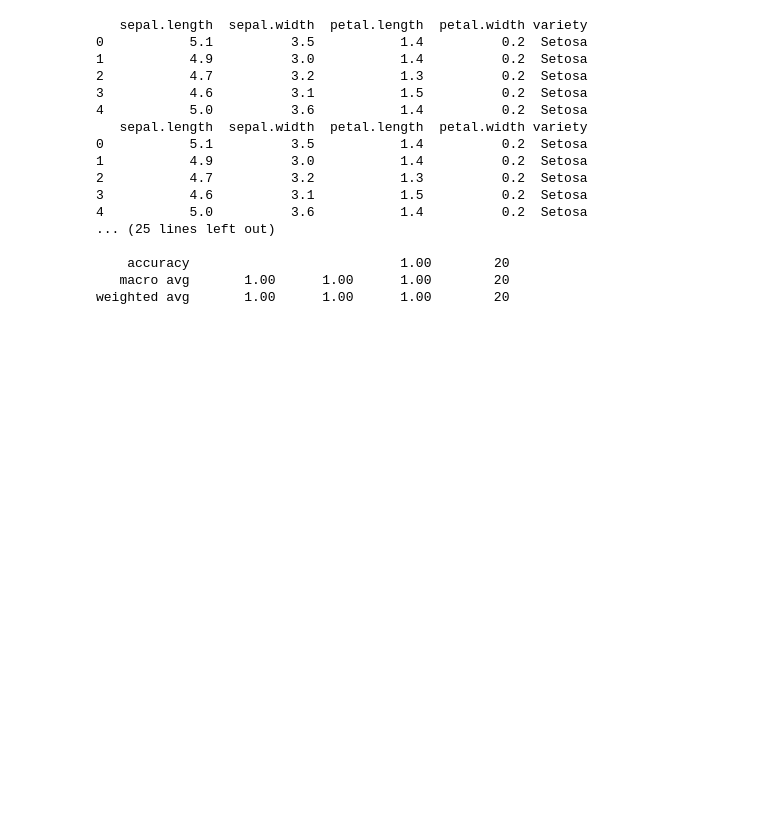
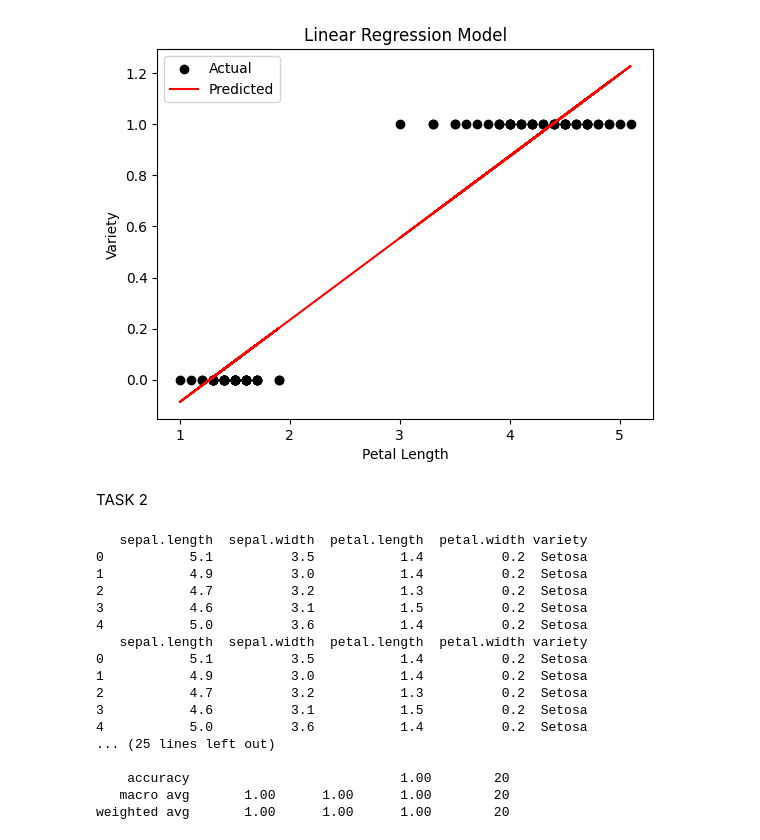
Before and after one commit to RizPur/MALIS-Project, a Jupyter notebook: project1.ipynb, the cells around one changed output. Saved outputs shown, nothing was run; the diff lists cells and outputs as text; code cells hidden in the pictures; blank space fills up the shorter version.

```diff
--- a/project1.ipynb
+++ b/project1.ipynb
@@ -8,0 +98,26 @@ from sklearn.metrics import accuracy_score, confusion_matrix, classification_rep
+# %%
+# Make predictions
+def predict(m, b, x):
+    return m * x + b
+
+data['predicted'] = data['petal.length'].apply(lambda x: predict(m, b, x))
+
+# Apply threshold to classify
+def apply_threshold(y_pred, threshold=0.5):
+    return [1 if y >= threshold else 0 for y in y_pred]
+
+data['predicted_class'] = apply_threshold(data['predicted'])
+
+# Evaluate the model
+y_true = data['variety']
+y_pred = data['predicted_class']
+
+accuracy = accuracy_score(y_true, y_pred)
+conf_matrix = confusion_matrix(y_true, y_pred)
+class_report = classification_report(y_true, y_pred)
+
+print(f'Accuracy: {accuracy}')
+print('Confusion Matrix:')
+print(conf_matrix)
+print('Classification Report:')
+print(class_report)
@@ -9,3 +138,18 @@ from sklearn.metrics import accuracy_score, confusion_matrix, classification_rep
+# %%
+# Plot the results
+plt.figure()
+plt.scatter(data['petal.length'], data['variety'], color='black', label='Actual')
+plt.plot(data['petal.length'], data['predicted'], color='red', label='Predicted')
+plt.xlabel('Petal Length')
+plt.ylabel('Variety')
+plt.title('Linear Regression Model')
+plt.legend()
+plt.savefig('plots/binary/linear_regression_model.png')
+# plt.show()
+# %% [output]
+[figure, added]
+# %% [markdown]
+TASK 2
 # %%
 def binary_classifier_plots(file='iris_binary.csv'):
     data = pd.read_csv(file, sep=',')
```
Also changed, not shown: parts of 7 cells of this notebook.
